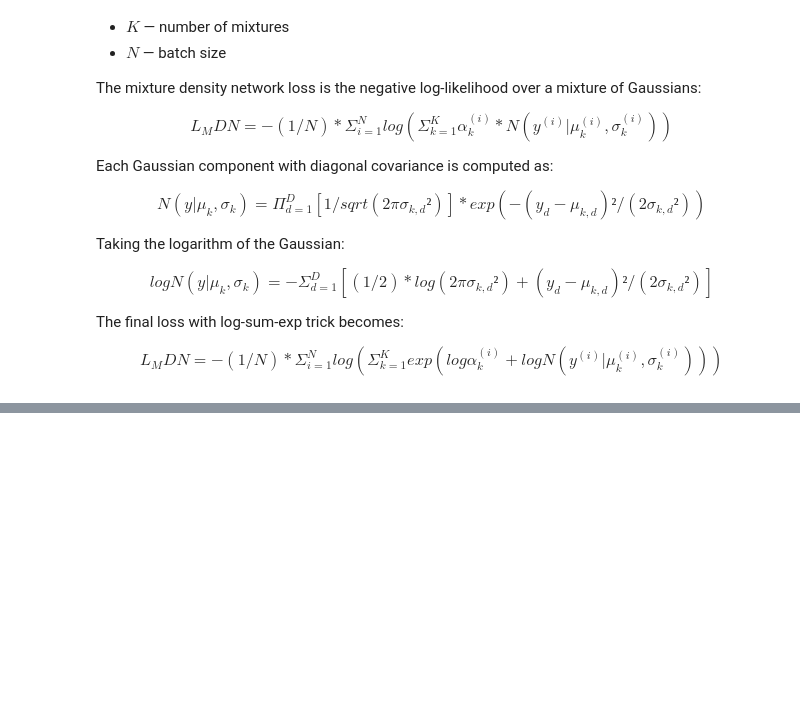
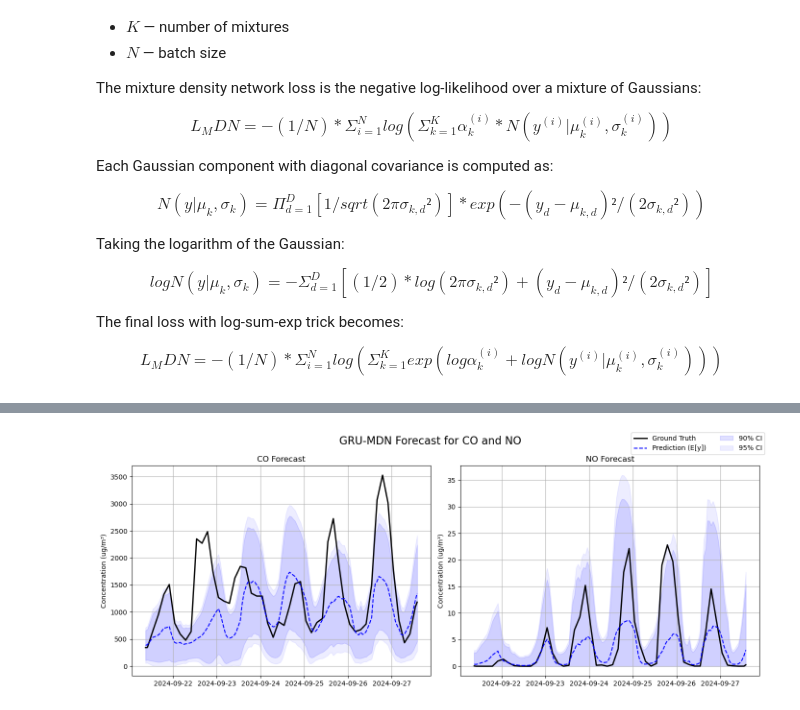
Before and after one commit to PeteCastle/aqi-mdn, a Jupyter notebook: main.ipynb, the cells around one changed output, grey strips where cells are left out. Saved outputs shown, nothing was run; the diff lists cells and outputs as text; code cells hidden in the pictures; blank space fills up the shorter version.

```diff
--- a/main.ipynb
+++ b/main.ipynb
@@ -67,7 +117,7 @@ POLLUTANT_COLUMNS = [
 # %%
 dfs = []
-for file in glob.glob(str(DATASET_DIR / "aqi" / "*" / "*.csv")):
-    print(f"Reading {file}")
+for file in (pbar := tqdm(glob.glob(str(DATASET_DIR / "aqi" / "*" / "*.csv")))):
+    pbar.set_description(f"Reading {file}")
     df = pd.read_csv(file)
     dfs.append(df)
 df = pd.concat(dfs, ignore_index=True)
@@ -170,7 +227,7 @@ class AQIDataset(Dataset):
         else:
             samples, targets, timestamps = [], [], []
 
-            for idx in tqdm(range(self.__len__())):
+            for idx in (pbar := tqdm(range(self.__len__()), disable=True)):
                 i = self.min_index + idx + self.lookback
                 indices = range(i - self.lookback, i, self.step)
 
@@ -216,8 +273,6 @@ class AQIDataset(Dataset):
             "std": self.std,
         }
 
-from torch.utils.data import ConcatDataset
-
 class ConcatDatasetWithMetadata(ConcatDataset):
     def __init__(self, datasets):
         super().__init__(datasets)
@@ -1423,0 +1616,29 @@ Epoch 11/30 - Train Loss: -2.180969 - Val Loss: -1.577589
+# %%
+params = gru_study.best_params
+model = GRU_MDN(
+    input_dim=21,  # Number of features (21 including city dummies)
+    hidden_dim=params['hidden_dim'],
+    num_layers=params['num_layers'],
+    num_mixtures=params['num_mixtures'],
+    output_dim=7,  # Number of pollutants
+    dropout=params['dropout']
+)
+training_dataset, validation_dataset = generate_datasets(
+    dataset_df,
+    lookback=params['lookback_days']*24,  # Hyperparameter tunable only on number of hours (4 days)
+    delay=24,    # Constant (Not hyperparamter tunable). Predicting 1 day ahead
+    step=params['step']      # Any values will do
+)
+optimizer = torch.optim.Adam(model.parameters(), lr=params['lr'])
+gru_trainer = Trainer(
+    model=model,
+    criterion=loss,
+    optimizer=optimizer,
+    train_dataset=training_dataset,
+    val_dataset=validation_dataset,
+    model_pth="best_gru_model.pth",
+    batch_size=256
+)
+if ENABLE_TRAINING:
+    gru_trainer.train(num_epochs=30)
+    gru_trainer.save()
@@ -1423,0 +1803,5 @@ Epoch 11/30 - Train Loss: -2.180969 - Val Loss: -1.577589
+# %%
+visualizer = MDNVisualizer(gru_trainer)
+visualizer.plot_timeseries_from_val(indeces=range(100, 250), num_targets=2, title="GRU-MDN Forecast for CO and NO")
+# %% [output]
+[figure, added]
```
Also changed, not shown: parts of 60 cells of this notebook, 2 other files.
